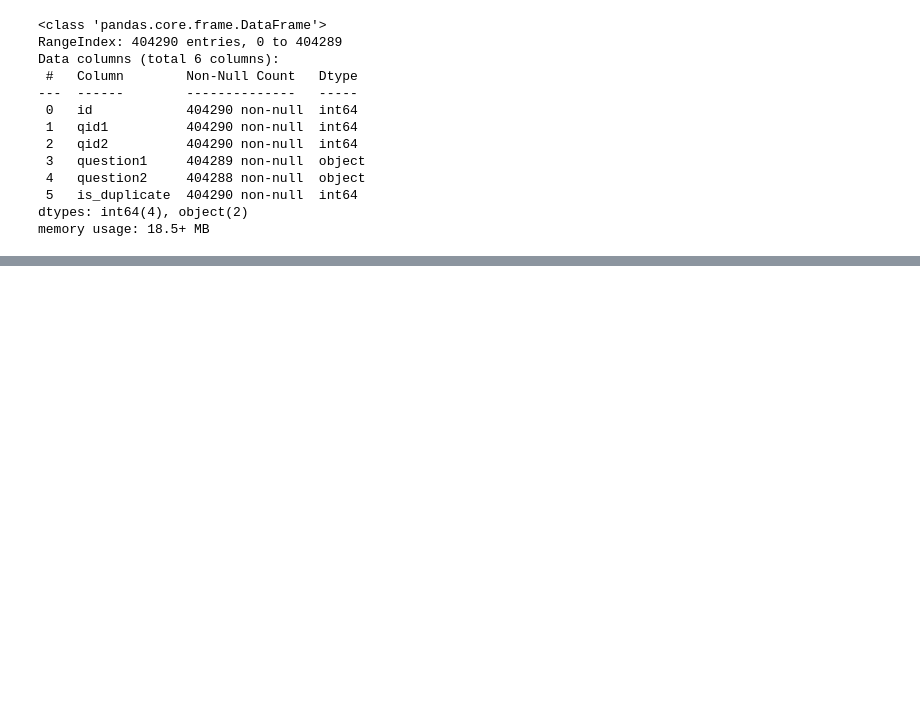
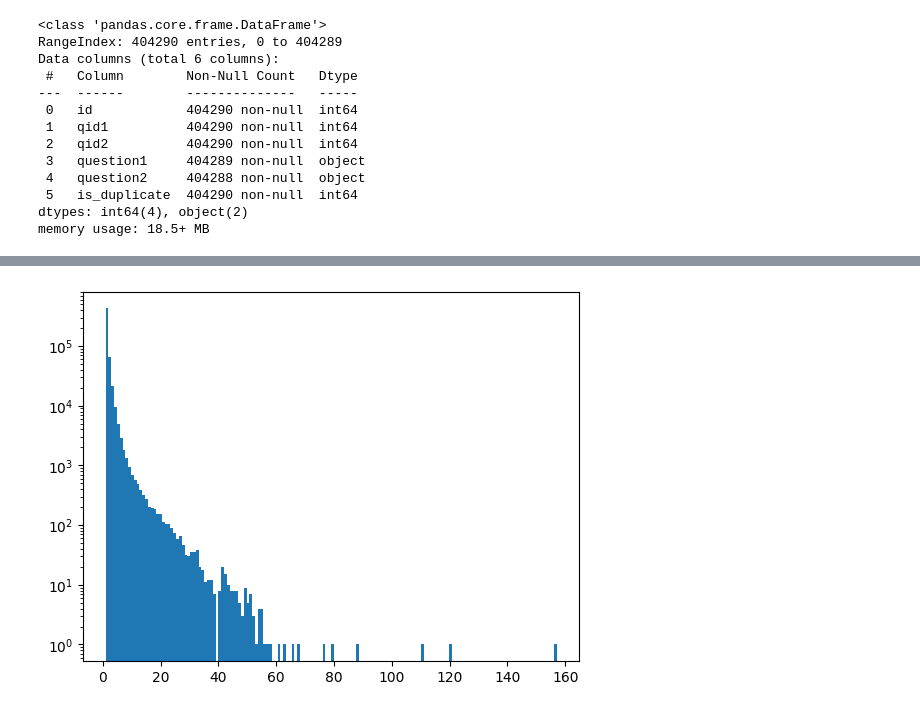
Before and after one commit to Saransh-Basu-01/Quora-Question-Pairs, a Jupyter notebook: Quora Question Pairs.ipynb, the cells around one changed output, grey strips where cells are left out. Saved outputs shown, nothing was run; the diff lists cells and outputs as text; code cells hidden in the pictures; blank space fills up the shorter version.

```diff
--- a/Quora Question Pairs.ipynb
+++ b/Quora Question Pairs.ipynb
@@ -62,0 +116,5 @@ memory usage: 18.5+ MB
+# %%
+plt.hist(qid.value_counts().values,bins=160)
+plt.yscale('log')
+# %% [output]
+[figure, added]
```
Also changed, not shown: parts of 8 cells of this notebook.
